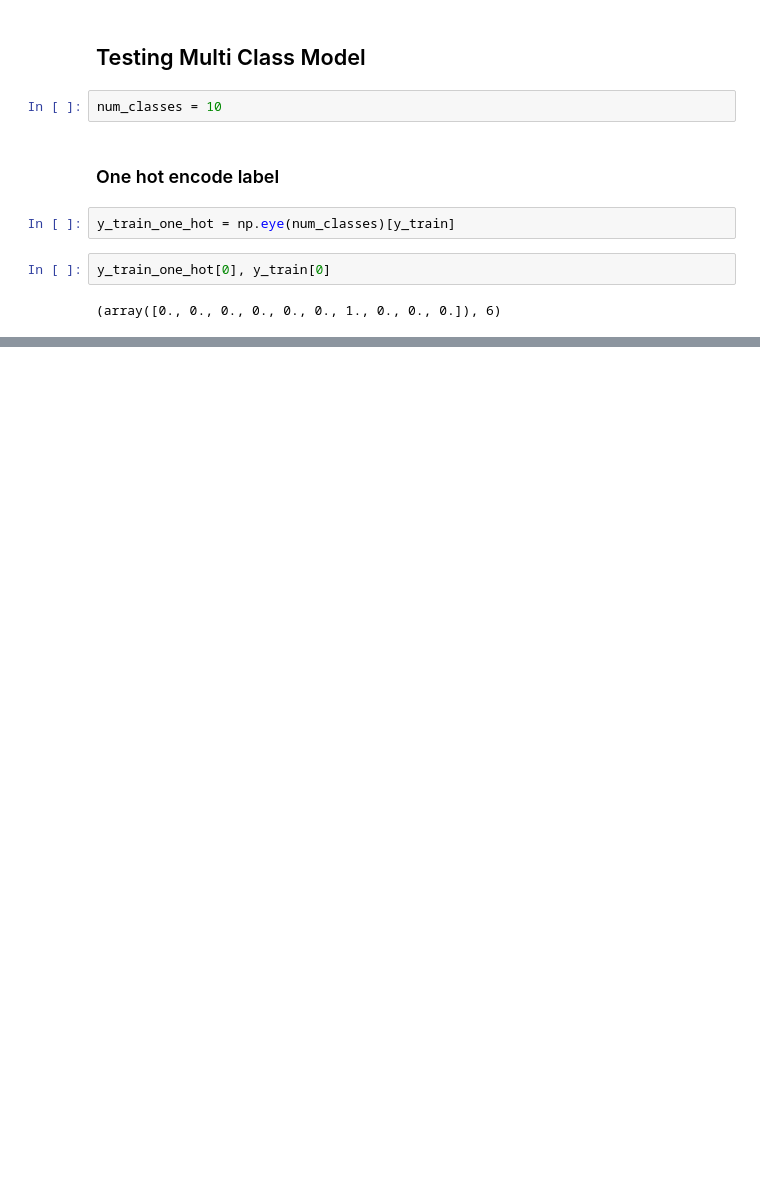
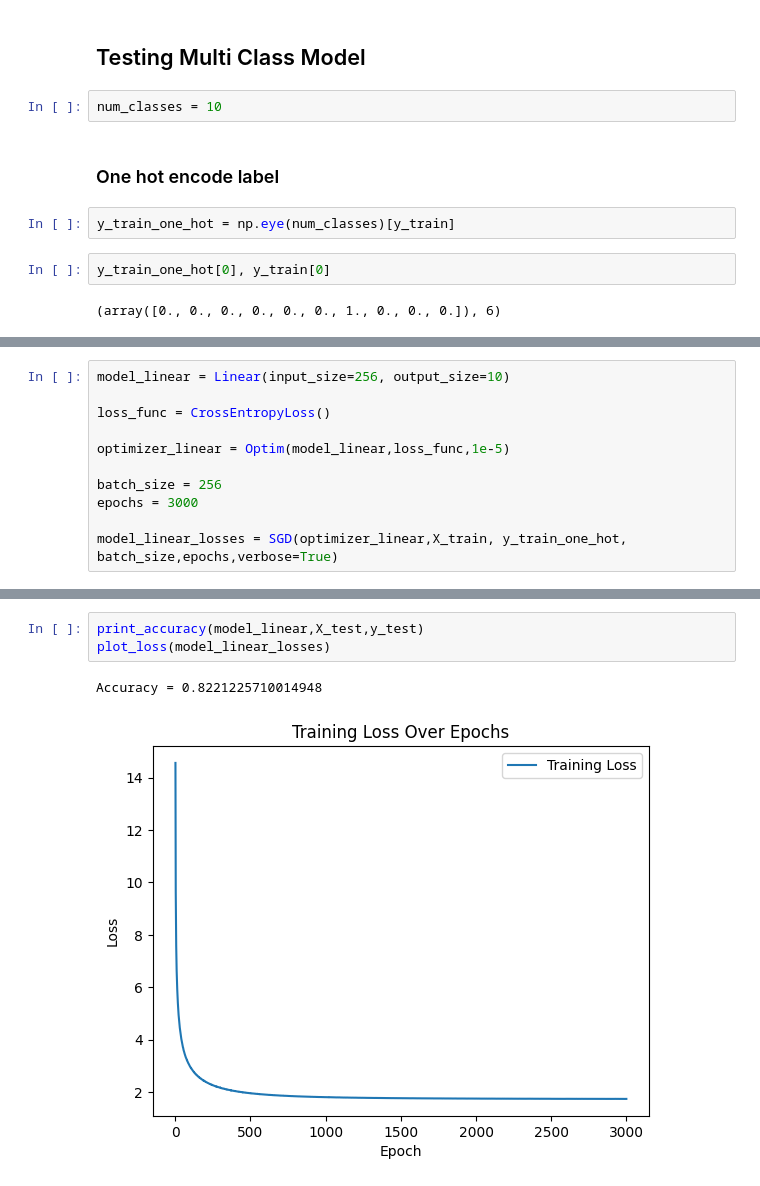
Before and after one commit to Tikai7/Pylamp, a Jupyter notebook: src/MultiClassExperiment.ipynb, the cells around one changed output, grey strips where cells are left out. Saved outputs shown, nothing was run; the diff lists cells and outputs as text; blank space fills up the shorter version.

```diff
--- a/src/MultiClassExperiment.ipynb
+++ b/src/MultiClassExperiment.ipynb
@@ -85,0 +95,11 @@ Accuracy = 0.8674638764324863
+# %%
+model_linear = Linear(input_size=256, output_size=10)
+
+loss_func = CrossEntropyLoss()
+
+optimizer_linear = Optim(model_linear,loss_func,1e-5)
+
+batch_size = 256
+epochs = 3000
+
+model_linear_losses = SGD(optimizer_linear,X_train, y_train_one_hot, batch_size,epochs,verbose=True)
@@ -85,0 +118,6 @@ Accuracy = 0.8674638764324863
+# %%
+print_accuracy(model_linear,X_test,y_test)
+plot_loss(model_linear_losses)
+# %% [output]
+Accuracy = 0.8221225710014948
+[figure, added]
```
Also changed, not shown: parts of 10 cells of this notebook, 4 other files.
